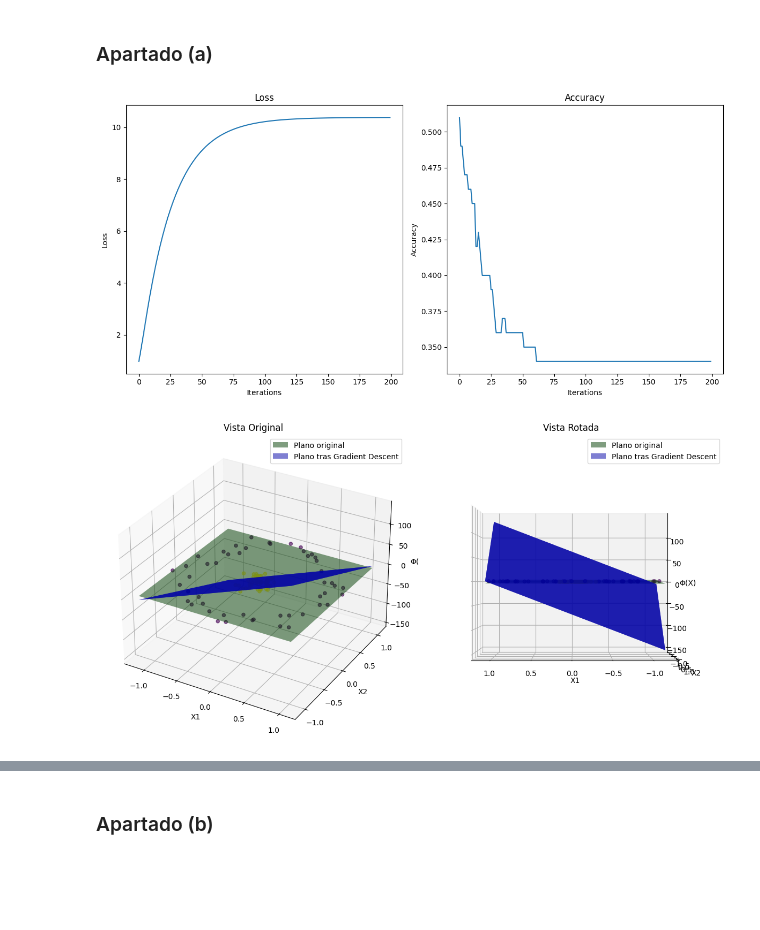
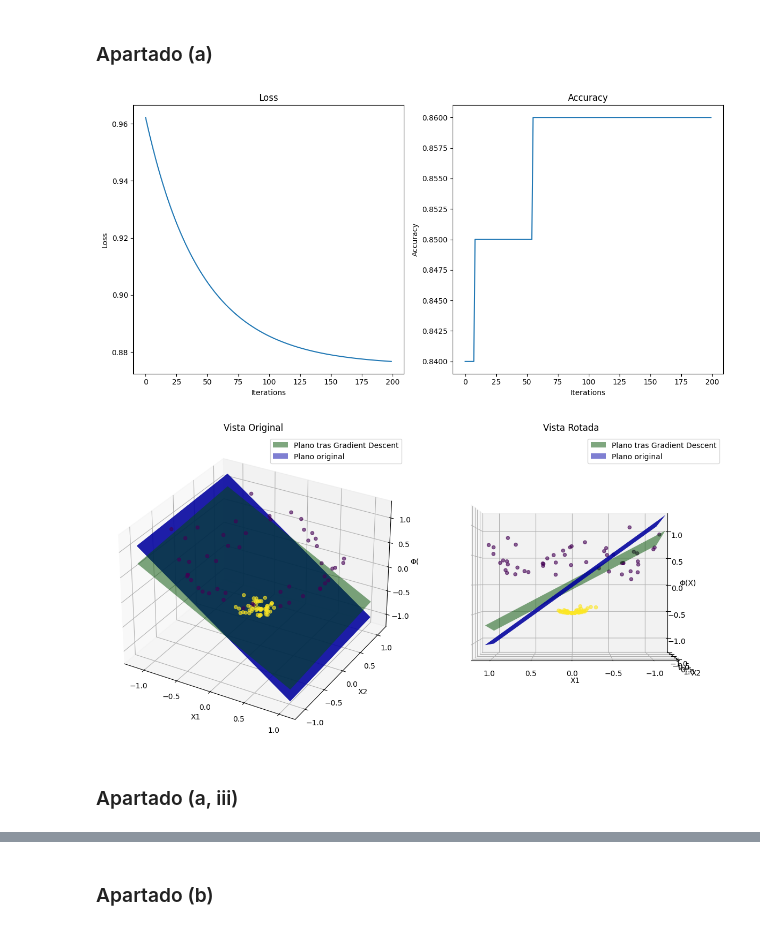
Before and after one commit to mikelsv1/ExploracionAnalisisDatos, a Jupyter notebook: Laboratorio_Lozano/lab3.ipynb, the cells around one changed output, grey strips where cells are left out. Drawn from its saved outputs; the diff is of its cells as text; code cells hidden in the pictures; blank space fills up the shorter version.

```diff
--- a/Laboratorio_Lozano/lab3.ipynb
+++ b/Laboratorio_Lozano/lab3.ipynb
@@ -227,9 +227,30 @@ plt.show()
 # %% [markdown]
 ## Parte 3
+# %%
+with open('y_laboratorio_AAA.csv') as csvfile:
+    y = np.array(list(csv.reader(csvfile))).astype(int)
+
+with open('X_laboratorio_AAA.csv') as csvfile:
+    X = np.array(list(csv.reader(csvfile))).astype(float)
+
+# Solo consideramos dos features
+X = X[:, 0:2]
+
+def transform(X):
+    # φ(x1, x2) = (x1, x2, x_1² + x_2² − 1/2)
+    return np.array([X[:, 0], X[:, 1], X[:, 0]**2 + X[:, 1]**2 - 0.5])
+
+X = transform(X).T
 # %% [markdown]
 ### Apartado (a)
 # %%
 # Repeat the gradient descent approach, but this time optimize over the values c
+
+def aux_function(c, X):
+    f = 0
+    for i in range(len(c)):
+        f += X[i]*c[i]
+    return X*f
 
 # Gradient Descent
 lambda_reg = 1.0
@@ -237,23 +258,26 @@ n, m = X.shape
 learning_rate = 0.01
 iterations = 200
 
+
 c = np.random.uniform(0, 1, (n, 1))
 w_original = np.dot(X.T, c)
+w_aux = np.copy(w_original)
 
 losses3 = []
 accuracies3 = []
 
 for _ in range(iterations):
-    f_t = np.dot(np.dot(X, X.T), c).T
-    gradient = np.mean((-y / (1 + np.exp(np.dot(y, f_t)))) + 2*lambda_reg*c)
+    f_t = aux_function(c, X)
+    gradient = np.mean((-y / (1 + np.exp(y*f_t))) + 2*lambda_reg*c)
     c -= learning_rate * gradient
+    w_aux -= learning_rate * (np.mean((-y * X) / (1 + np.exp(-np.dot(y.T, np.dot(X, w_aux))))) + 2*lambda_reg*w_aux)
 
     # no sería necesario calcular las w en cada iteración, pero lo hago para poder calcular el loss y accuracy
     w = np.dot(X.T, c)
-    predictions = np.sign(np.dot(X, w))
-    accuracy = np.mean(predictions == y)
+    predictions = np.sign(np.dot(w.T, X.T))
+    accuracy = np.mean(predictions == y.flatten())
     accuracies3.append(accuracy)
-    log_loss = np.mean(np.log(1 + np.exp(np.dot(-y.T, np.dot(X, w)))))
+    log_loss = np.mean(np.log(1 + np.exp(np.dot(-y, np.dot(w.T, X.T)))))
     losses3.append(log_loss)
 
 fig, ax = plt.subplots(1, 2, figsize=(12, 6))
@@ -272,34 +296,36 @@ plt.show()
 x1 = np.array([min(X[:,0]), max(X[:,0])])
 x2 = np.array([min(X[:,1]), max(X[:,1])])
 x1, x2 = np.meshgrid(x1, x2)
 x3 = (-w[0] * x1 - w[1] * x2) / w[2]
 x4 = np.array([min(X[:,0]), max(X[:,0])])
 x5 = np.array([min(X[:,1]), max(X[:,1])])
 x4, x5 = np.meshgrid(x1, x2)
 x6 = (-w_original[0] * x4 - w_original[1] * x5) / w_original[2]
 
 fig = plt.figure(figsize=(12, 6))
 ax1 = fig.add_subplot(121, projection='3d')
 ax1.scatter(X[:, 0], X[:, 1], X[:, 2], c=y, cmap='viridis', alpha=0.6)
 plane1 = ax1.plot_surface(x1, x2, x3, color='green', alpha=0.5, label='Plano tras Gradient Descent')
 plane2 = ax1.plot_surface(x4, x5, x6, color='blue', alpha=0.5, label='Plano original')
 ax1.set_title('Vista Original')
 ax1.set_xlabel('X1')
 ax1.set_ylabel('X2')
 ax1.set_zlabel('Φ(X)')
-ax1.legend([plane1, plane2], ['Plano original', 'Plano tras Gradient Descent'])
+ax1.legend([plane1, plane2], ['Plano tras Gradient Descent', 'Plano original'])
 ax2 = fig.add_subplot(122, projection='3d')
 ax2.scatter(X[:, 0], X[:, 1], X[:, 2], c=y, cmap='viridis', alpha=0.6)
 ax2.plot_surface(x1, x2, x3, color='green', alpha=0.5)
 ax2.plot_surface(x4, x5, x6, color='blue', alpha=0.5)
 ax2.view_init(elev=0, azim=90)
 ax2.set_title('Vista Rotada')
 ax2.set_xlabel('X1')
 ax2.set_ylabel('X2')
 ax2.set_zlabel('Φ(X)')
-ax2.legend([plane1, plane2], ['Plano original', 'Plano tras Gradient Descent'])
+ax2.legend([plane1, plane2], ['Plano tras Gradient Descent', 'Plano original'])
 plt.tight_layout()
 plt.show()
 # %% [output]
-[figure, old version]
+[figure, new version]
-[figure, old version]
+[figure, new version]
+# %% [markdown]
+### Apartado (a, iii)
```
Also changed, not shown: parts of 6 cells of this notebook.
